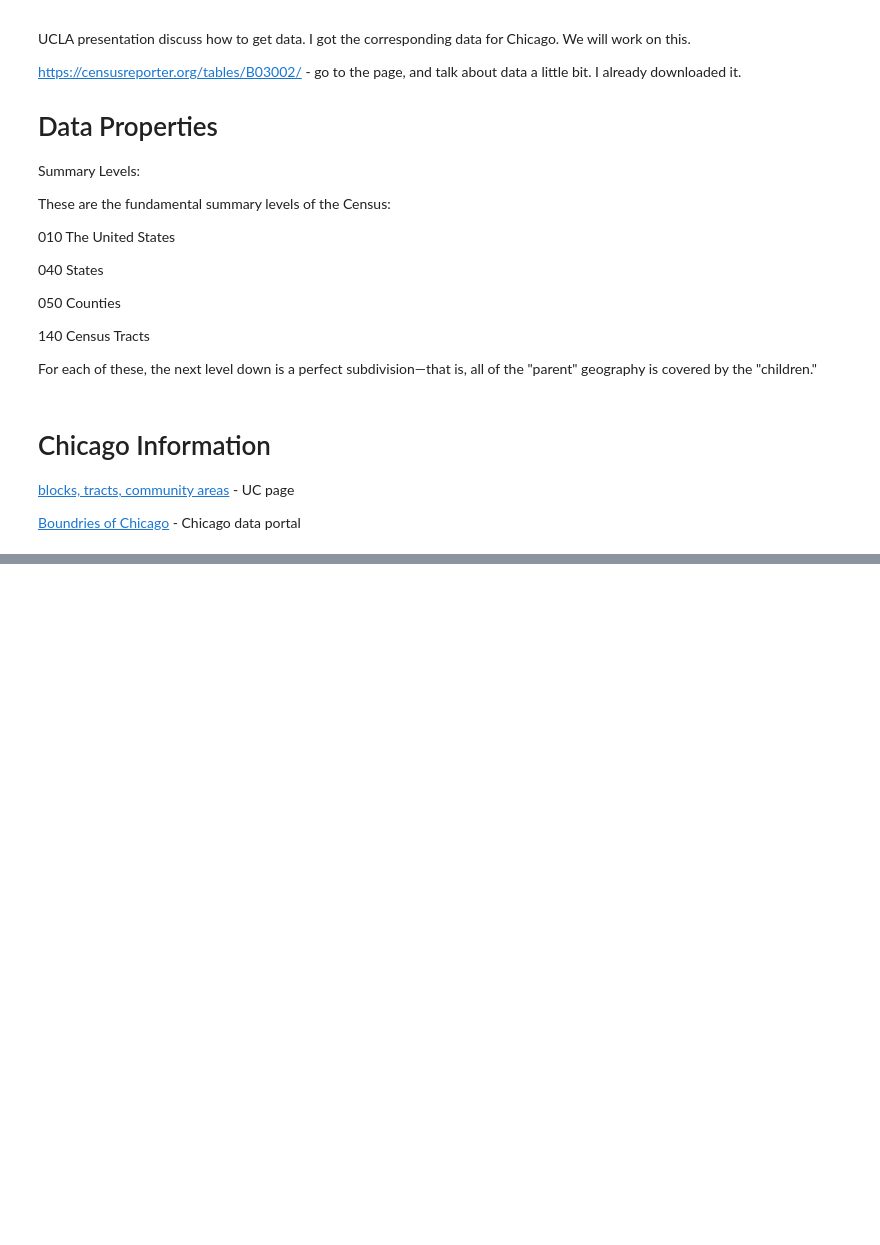
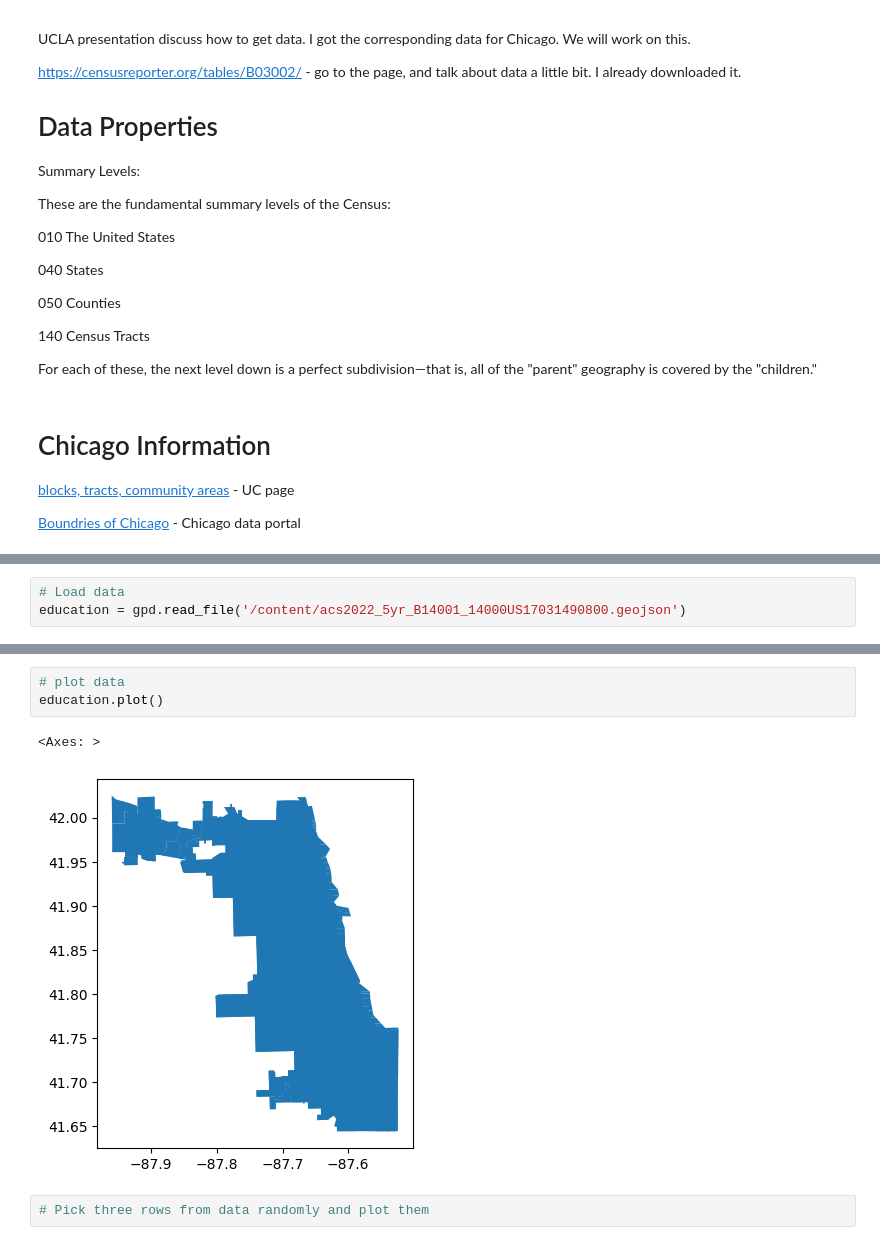
Before and after one commit to kirtisoglu/Chicago-Census-TIF-GIS-Analysis, a Jupyter notebook: Chicago_Census_Data_&_TIF_Analysis.ipynb, the cells around one changed output, grey strips where cells are left out. Saved outputs shown, nothing was run; the diff lists cells and outputs as text; blank space fills up the shorter version.

```diff
--- a/Chicago_Census_Data_&_TIF_Analysis.ipynb
+++ b/Chicago_Census_Data_&_TIF_Analysis.ipynb
@@ -90,0 +110,3 @@ For each of these, the next level down is a perfect subdivision—that is, all o
+# %%
+# Load data
+education = gpd.read_file('/content/acs2022_5yr_B14001_14000US17031490800.geojson')
@@ -90,0 +133,8 @@ For each of these, the next level down is a perfect subdivision—that is, all o
+# %%
+# plot data
+education.plot()
+# %% [output]
+<Axes: >
+[figure, added]
+# %%
+# Pick three rows from data randomly and plot them
```
Also changed, not shown: parts of 59 cells of this notebook.
